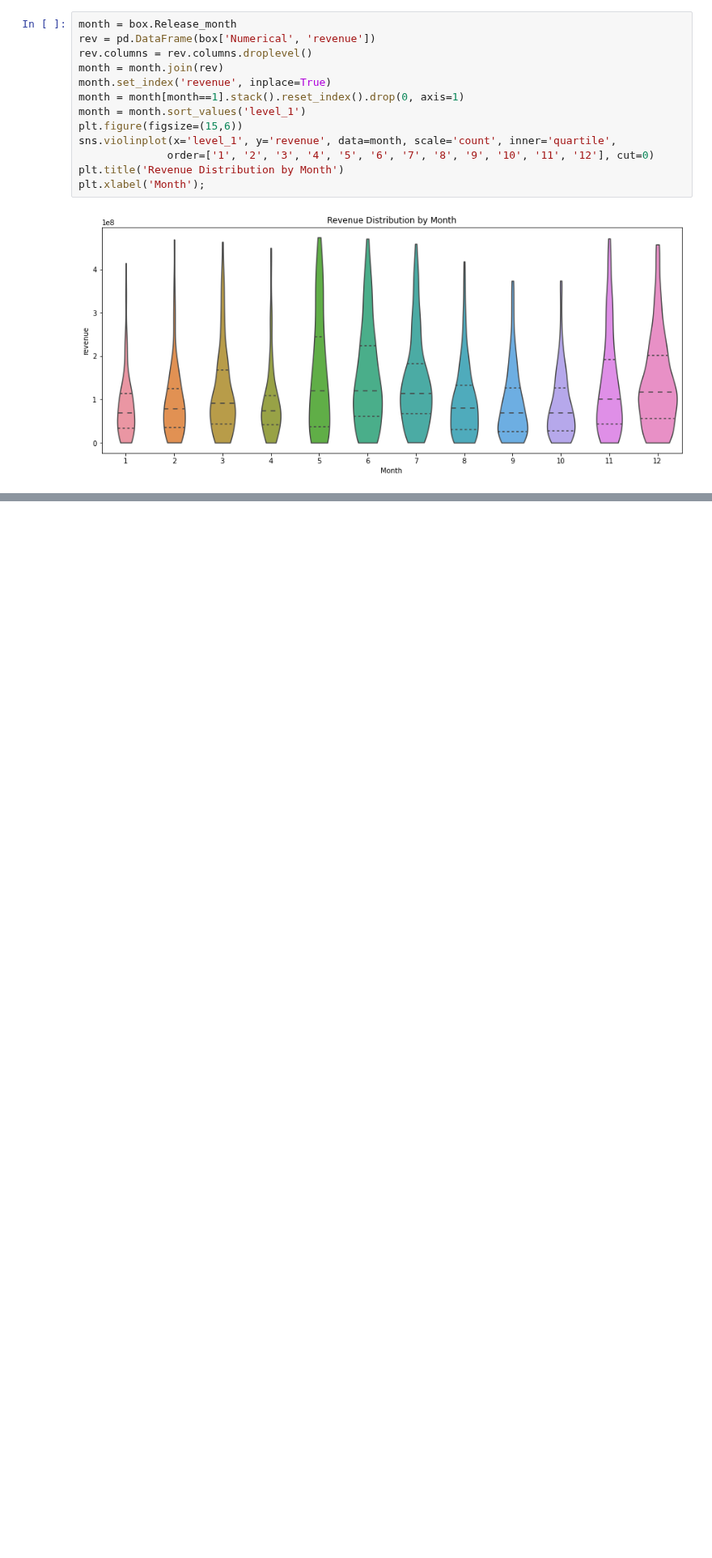
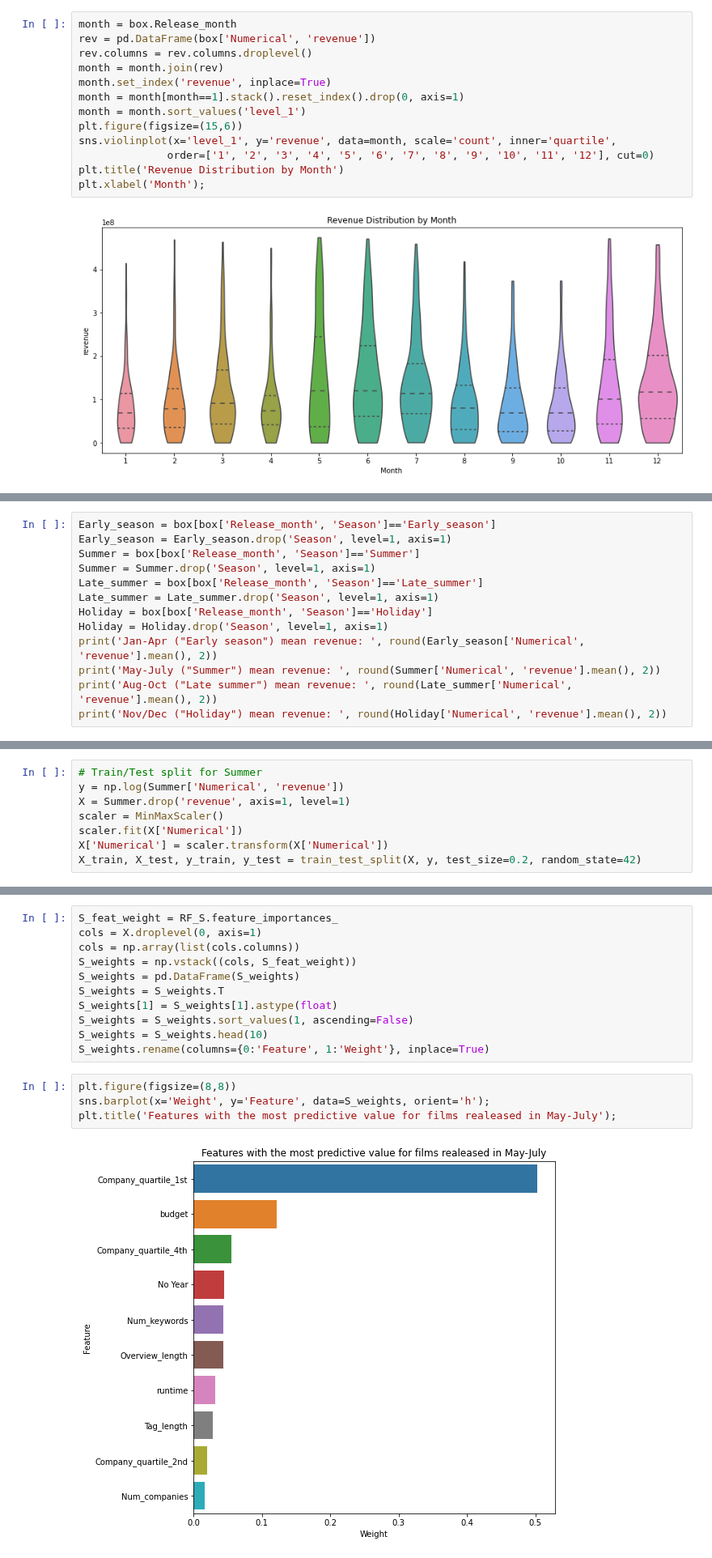
Before and after one commit to NickD-Dean/Springboard, a Jupyter notebook: Capstone Project 2/Code/Modeling_revenue_tiers.ipynb, the cells around one changed output, grey strips where cells are left out. Shown at 81% size. Cells and saved outputs as stored; diff of their text form; blank space fills up the shorter version.

```diff
--- a/Capstone Project 2/Code/Modeling_revenue_tiers.ipynb
+++ b/Capstone Project 2/Code/Modeling_revenue_tiers.ipynb
@@ -159,0 +174,13 @@ plt.xlabel('Month');
+# %%
+Early_season = box[box['Release_month', 'Season']=='Early_season']
+Early_season = Early_season.drop('Season', level=1, axis=1)
+Summer = box[box['Release_month', 'Season']=='Summer']
+Summer = Summer.drop('Season', level=1, axis=1)
+Late_summer = box[box['Release_month', 'Season']=='Late_summer']
+Late_summer = Late_summer.drop('Season', level=1, axis=1)
+Holiday = box[box['Release_month', 'Season']=='Holiday']
+Holiday = Holiday.drop('Season', level=1, axis=1)
+print('Jan-Apr ("Early season") mean revenue: ', round(Early_season['Numerical', 'revenue'].mean(), 2))
+print('May-July ("Summer") mean revenue: ', round(Summer['Numerical', 'revenue'].mean(), 2))
+print('Aug-Oct ("Late summer") mean revenue: ', round(Late_summer['Numerical', 'revenue'].mean(), 2))
+print('Nov/Dec ("Holiday") mean revenue: ', round(Holiday['Numerical', 'revenue'].mean(), 2))
@@ -159,0 +254,8 @@ plt.xlabel('Month');
+# %%
+# Train/Test split for Summer
+y = np.log(Summer['Numerical', 'revenue'])
+X = Summer.drop('revenue', axis=1, level=1)
+scaler = MinMaxScaler()
+scaler.fit(X['Numerical'])
+X['Numerical'] = scaler.transform(X['Numerical'])
+X_train, X_test, y_train, y_test = train_test_split(X, y, test_size=0.2, random_state=42)
@@ -159,0 +282,17 @@ plt.xlabel('Month');
+# %%
+S_feat_weight = RF_S.feature_importances_
+cols = X.droplevel(0, axis=1)
+cols = np.array(list(cols.columns))
+S_weights = np.vstack((cols, S_feat_weight))
+S_weights = pd.DataFrame(S_weights)
+S_weights = S_weights.T
+S_weights[1] = S_weights[1].astype(float)
+S_weights = S_weights.sort_values(1, ascending=False)
+S_weights = S_weights.head(10)
+S_weights.rename(columns={0:'Feature', 1:'Weight'}, inplace=True)
+# %%
+plt.figure(figsize=(8,8))
+sns.barplot(x='Weight', y='Feature', data=S_weights, orient='h');
+plt.title('Features with the most predictive value for films realeased in May-July');
+# %% [output]
+[figure, added]
```
Also changed, not shown: parts of 28 cells of this notebook, 1 other file.
